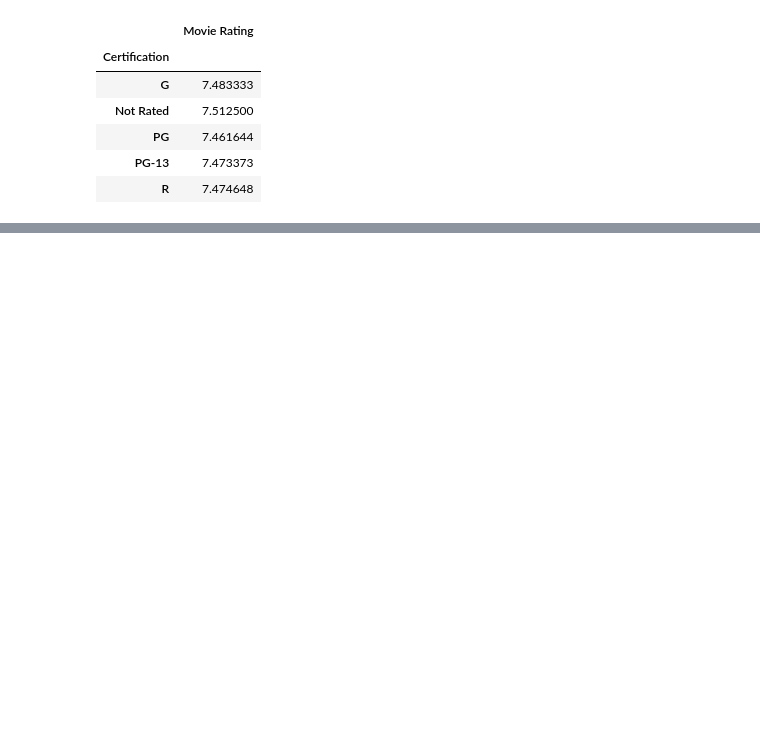
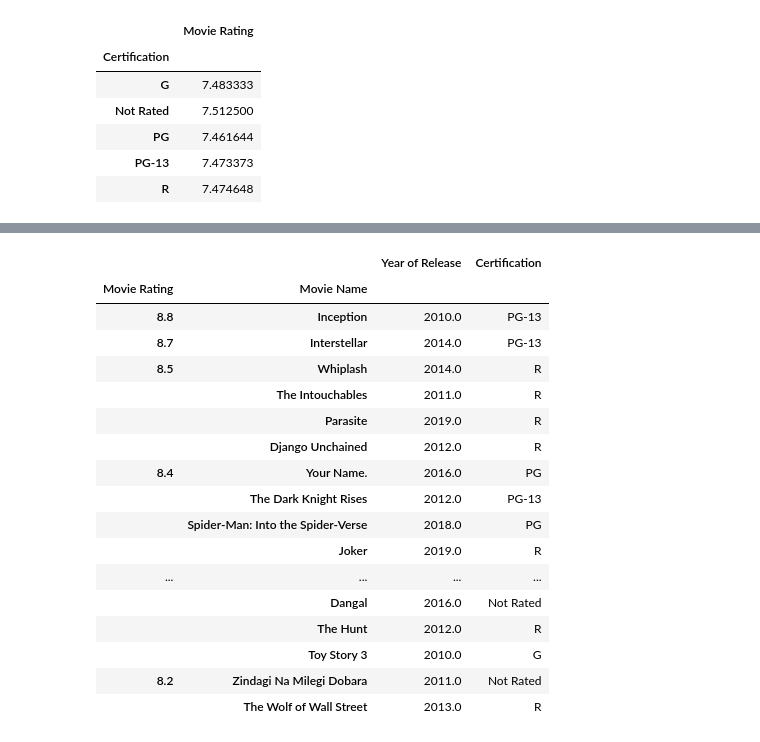
Before and after one commit to rackhamsauer/Project-1, a Jupyter notebook: Seren_Analysis.ipynb, the cells around one changed output, grey strips where cells are left out. Cells and saved outputs as stored; diff of their text form; code cells hidden in the pictures; blank space fills up the shorter version.

```diff
--- a/Seren_Analysis.ipynb
+++ b/Seren_Analysis.ipynb
@@ -90,8 +91,9 @@ group_df
 1384 rows × 1 columns
 # %%
 # Filter out for critical acclaimed ratings (>= 7.0)
-acclaimed_df = acclaim_df.groupby(["Movie Rating", "Movie Name"])
-acclaimed_df.sum()
+acclaimed = acclaim_df.groupby(["Movie Rating", "Movie Name"])
+acclaimed_df = acclaimed.sum()
+acclaimed_df
 # %% [output]
 |  |  | Year of Release | Certification |
 | Movie Rating | Movie Name |  |  |
@@ -195,0 +204,23 @@ plt.show()
+# %%
+# Top 20 Highest Rated Movies
+sorted_df = acclaimed_df.sort_values("Movie Rating", ascending=False)
+sorted_df.head(20)
+# %% [output]
+|  |  | Year of Release | Certification |
+| Movie Rating | Movie Name |  |  |
+| 8.8 | Inception | 2010.0 | PG-13 |
+| 8.7 | Interstellar | 2014.0 | PG-13 |
+| 8.5 | Whiplash | 2014.0 | R |
+|  | The Intouchables | 2011.0 | R |
+|  | Parasite | 2019.0 | R |
+|  | Django Unchained | 2012.0 | R |
+| 8.4 | Your Name. | 2016.0 | PG |
+|  | The Dark Knight Rises | 2012.0 | PG-13 |
+|  | Spider-Man: Into the Spider-Verse | 2018.0 | PG |
+|  | Joker | 2019.0 | R |
+| ... | ... | ... | ... |
+|  | Dangal | 2016.0 | Not Rated |
+|  | The Hunt | 2012.0 | R |
+|  | Toy Story 3 | 2010.0 | G |
+| 8.2 | Zindagi Na Milegi Dobara | 2011.0 | Not Rated |
+|  | The Wolf of Wall Street | 2013.0 | R |
```
Also changed, not shown: parts of 6 cells of this notebook, 5 other files.
